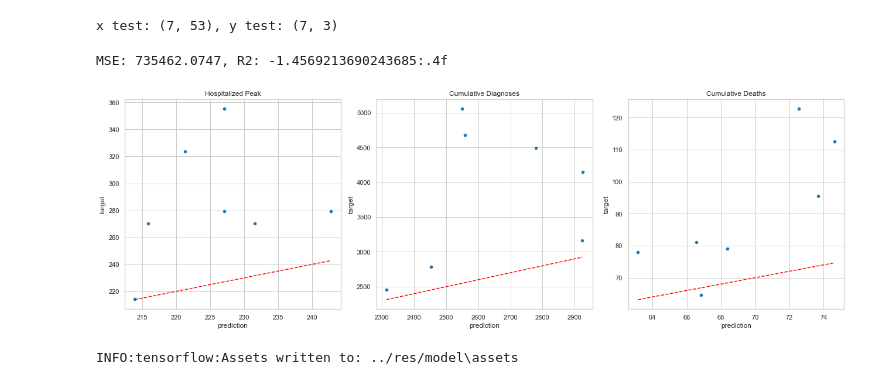
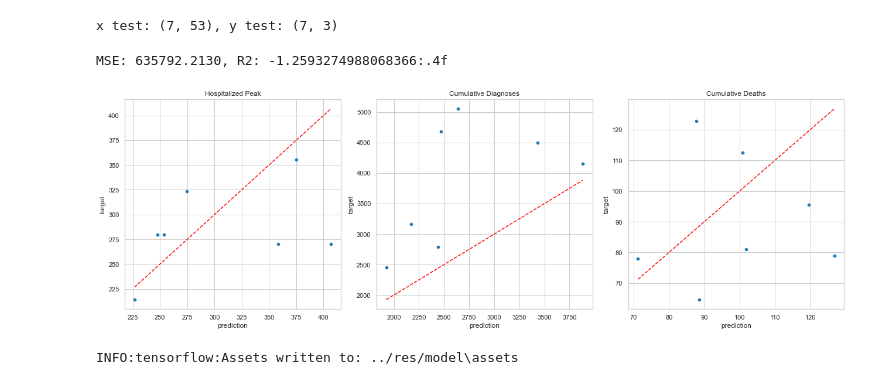
Before and after one commit to LIA-UniBo/EpidemicModelLearning, a Jupyter notebook: notebooks/4. Surrogate Model.ipynb, the cells around one changed output. Cells and saved outputs as stored; diff of their text form; code cells hidden in the pictures.

Commit message:
Fix surrogate model and create Empirical Model notebook

```diff
--- a/notebooks/4. Surrogate Model.ipynb
+++ b/notebooks/4. Surrogate Model.ipynb
@@ -40,7 +38,7 @@ df
 | 1399 | 18.0 | 23.0 | 1.0 | 19.0 | 45.0 | 0.0 | 21.0 | 27.0 | 0.0 | 21.0 | ... | ... |
 1400 rows × 128 columns
 # %%
-(xtr, ytr), (xvl, yvl), _ = process_dataset(df, val_split=0.2)
+(xtr, ytr), (xvl, yvl), _ = process_dataset(df, val_split=0.2, scale_data=True)
 print(f'x train: {xtr.shape}, x val: {xvl.shape}')
 print(f'y train: {ytr.shape}, y val: {yvl.shape}')
 # %% [output]
@@ -109,6 +107,6 @@ results
 # %%
 best_config = results.index[0]
-(x, y), (x_scaler, y_scaler) = process_dataset(df, val_split=None)
+(x, y), (x_scaler, y_scaler) = process_dataset(df, val_split=None, scale_data=True)
 
 early_stopping = EarlyStopping(monitor='val_loss', patience=100, restore_best_weights=True)
 model = Sequential([Dense(hu, activation='relu') for hu in best_config if hu != 0] + [Dense(3)])
@@ -233,21 +181,21 @@ real_df
 # %%
-(x_test, y_test), (x_scaler, y_scaler) = process_dataset(real_df, val_split=None)
+(x_test, y_test), = process_dataset(real_df, val_split=None, scale_data=False)
 print(f'x test: {x_test.shape}, y test: {y_test.shape}')
 # %% [output]
 x test: (7, 53), y test: (7, 3)
 # %%
-p_test = model.predict(x_test)
-y_test, p_test = y_scaler.inverse_transform(y_test), y_scaler.inverse_transform(p_test)
+p_test = model.predict(x_scaler.transform(x_test))
+p_test = y_scaler.inverse_transform(p_test)
 print(f'MSE: {mean_squared_error(y_test, p_test):.4f}, R2: {r2_score(y_test, p_test)}:.4f')
 
 _, axes = plt.subplots(1, 3, figsize=(18, 6), tight_layout=True)
 for idx, title in enumerate(['Hospitalized Peak', 'Cumulative Diagnoses', 'Cumulative Deaths']):
     pp, yy = p_test[:, idx], y_test[:, idx]
     sns.scatterplot(x=pp, y=yy, ax=axes[idx]).set(xlabel='prediction', ylabel='target', title=title)
     axes[idx].plot([pp.min(), pp.max()], [pp.min(), pp.max()], 'r--')
 # %% [output]
-MSE: 735462.0747, R2: -1.4569213690243685:.4f
+MSE: 635792.2130, R2: -1.2593274988068366:.4f
-[figure, old version]
+[figure, new version]
 # %%
 model.save('../res/model')
 # %% [output]
```
Also changed, not shown: parts of 9 cells of this notebook, 6 other files.
